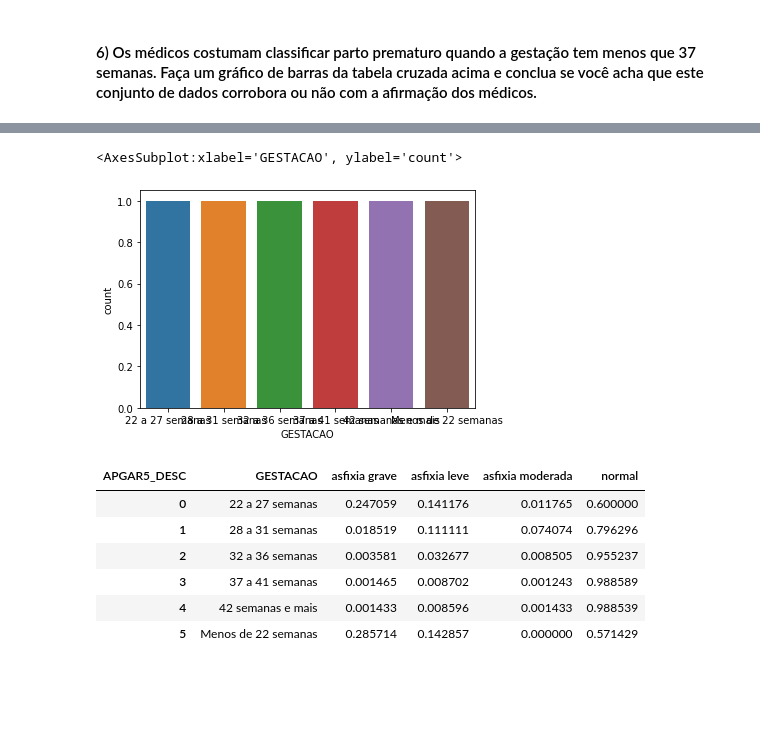
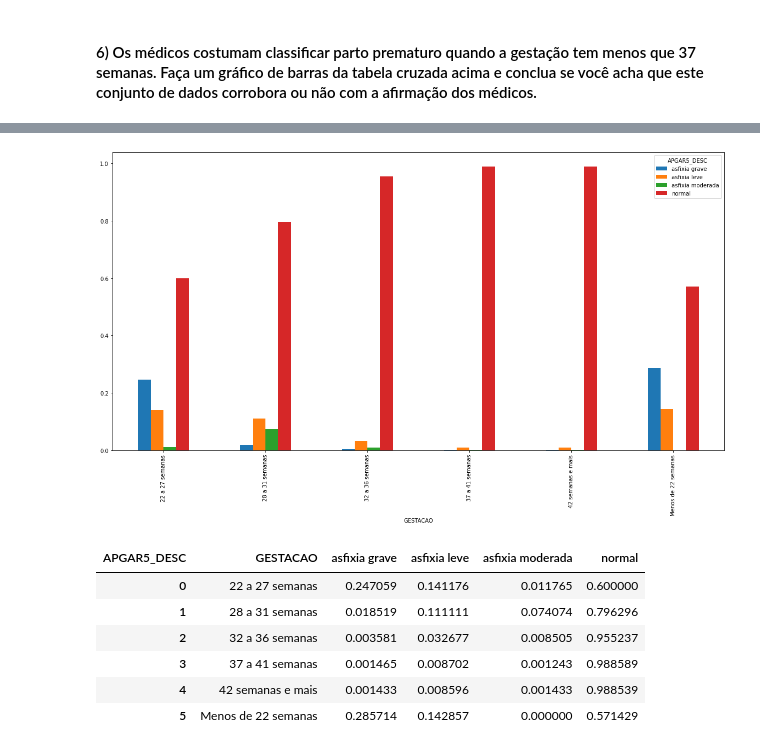
Before and after one commit to RochaKleiton/volta_zero, a Jupyter notebook: mod06 Tarefa 3.ipynb, the cells around one changed output, grey strips where cells are left out. Drawn from its saved outputs; the diff is of its cells as text; code cells hidden in the pictures; blank space fills up the shorter version.

```diff
--- a/mod06 Tarefa 3.ipynb
+++ b/mod06 Tarefa 3.ipynb
@@ -110,8 +105,8 @@ plt.xticks(rotation=90)
-# %%
-sns.countplot(x='GESTACAO',hue='',data=freq_apgar_gestacao.reset_index())
-# %% [output]
-<AxesSubplot:xlabel='GESTACAO', ylabel='count'>
-[figure, removed]
+# %%
+freq_apgar_gestacao.plot.bar()
+plt.rc('figure',figsize=(12,10))
+# %% [output]
+[figure, added]
 # %%
 freq_apgar_gestacao.reset_index()
 # %% [output]
```
Also changed, not shown: parts of 5 cells of this notebook.
